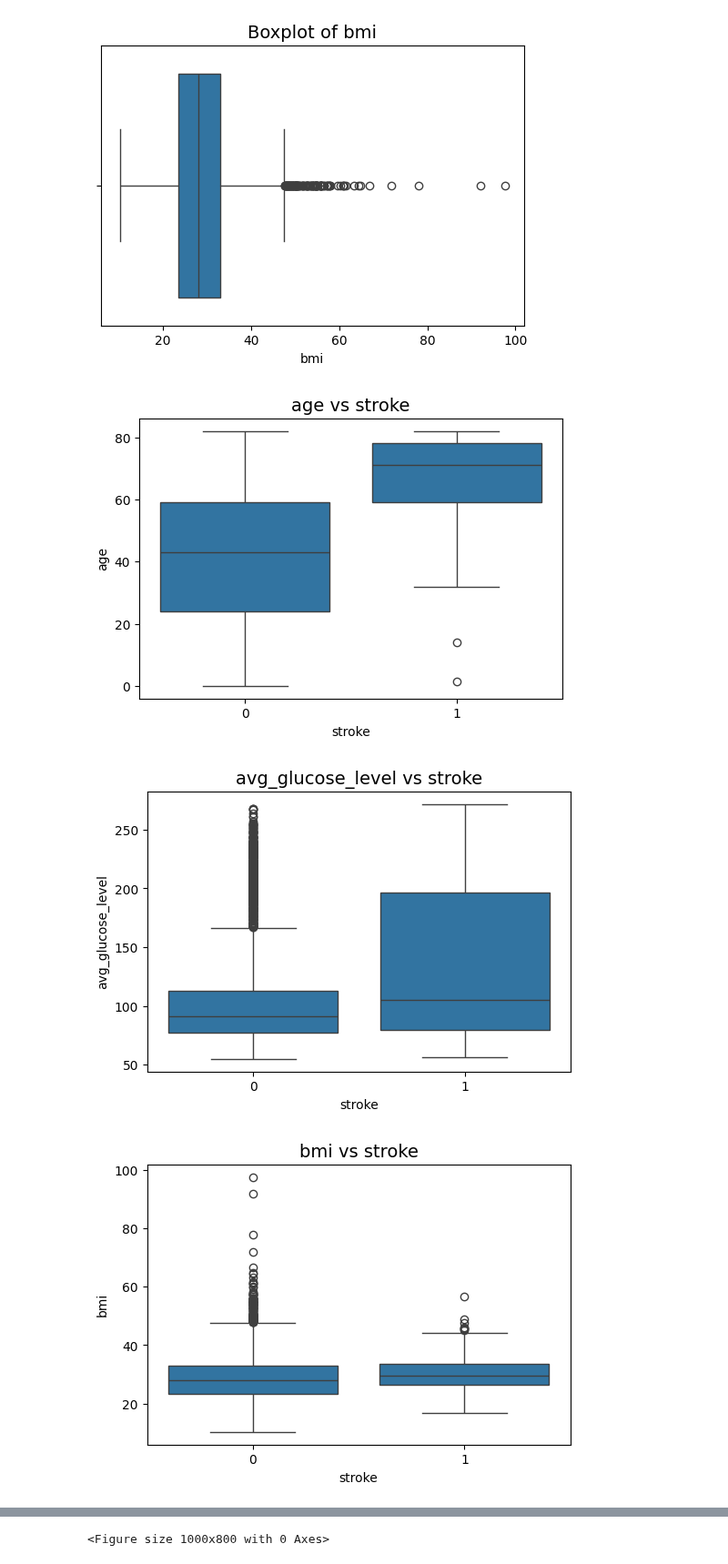
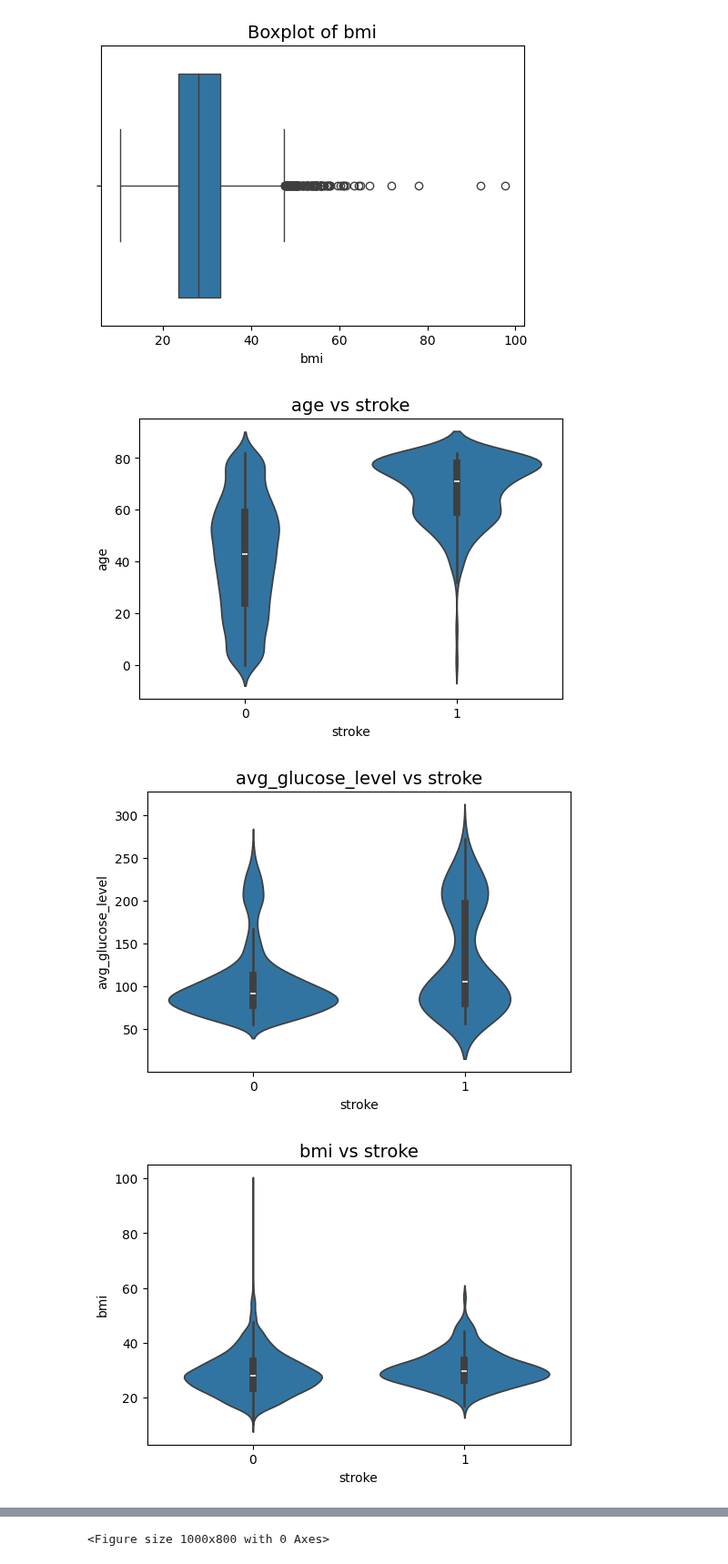
Before and after one commit to ali-khurshid/stroke-risk-predictive-analysis, a Jupyter notebook: jupyter_notebooks/01 - stroke_eda.ipynb, the cells around one changed output, grey strips where cells are left out. Shown at 91% size. Saved outputs shown, nothing was run; the diff lists cells and outputs as text; code cells hidden in the pictures.

```diff
--- a/jupyter_notebooks/01 - stroke_eda.ipynb
+++ b/jupyter_notebooks/01 - stroke_eda.ipynb
@@ -174,23 +174,23 @@ for col in numerical_cols:
 # %%
 # bivariate analysis with respect to target variable 'stroke'
 target = df['stroke']
 for col in numerical_cols:
     if col in ['id', 'stroke', 'hypertension', 'heart_disease']:
         continue
     else:
         plt.figure(figsize=(6,4))
-        sns.boxplot(x=target, y=df[col])
+        sns.violinplot(x=target, y=df[col])
         plt.title(f'{col} vs stroke', fontsize=14)
         plt.show()
 
 # categorical columns vs target variable 'stroke'
 for col in categorical_values:
     plt.figure(figsize=(6,4))
-    sns.countplot(data=df, x=col, hue='stroke', order=df[col].value_counts().index)
+    sns.countplot(data=df, x=col, hue='stroke')
     plt.title(f'{col} vs stroke', fontsize=14)
     plt.xticks(rotation=45)
     plt.show()
 # %% [output]
-[figure, old version]
+[figure, new version]
-[figure, old version]
+[figure, new version]
-[figure, old version]
+[figure, new version]
```
Also changed, not shown: parts of 2 cells of this notebook, 26 other files.
